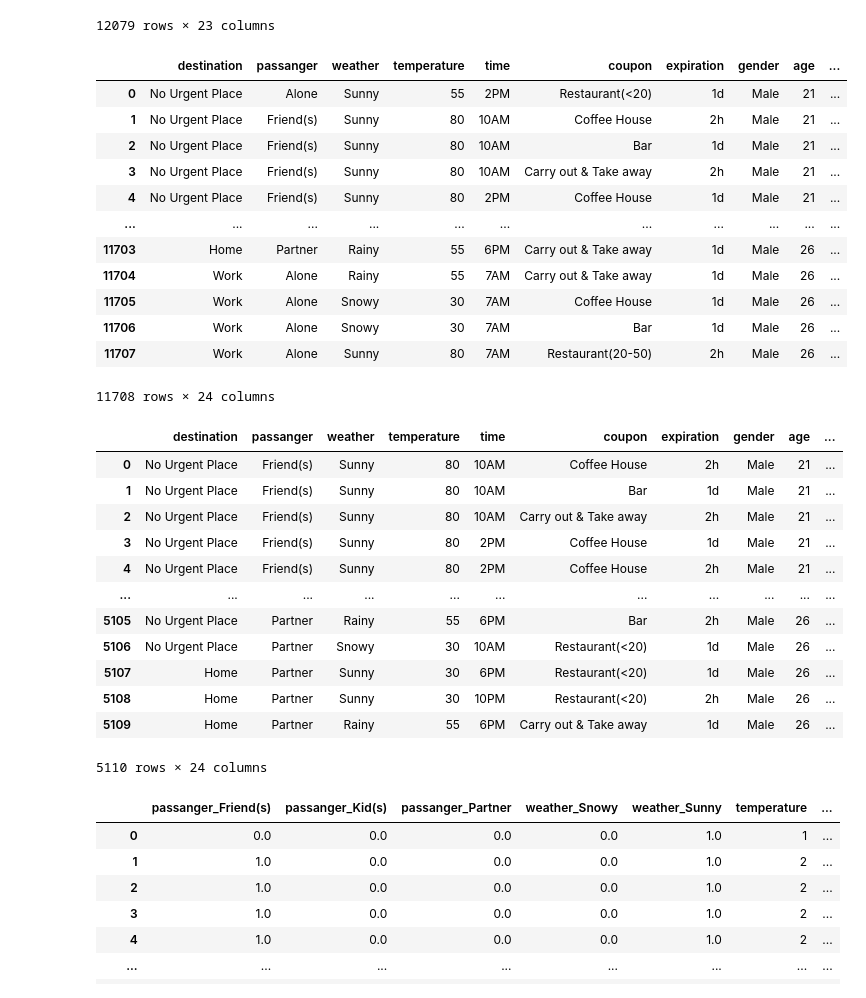
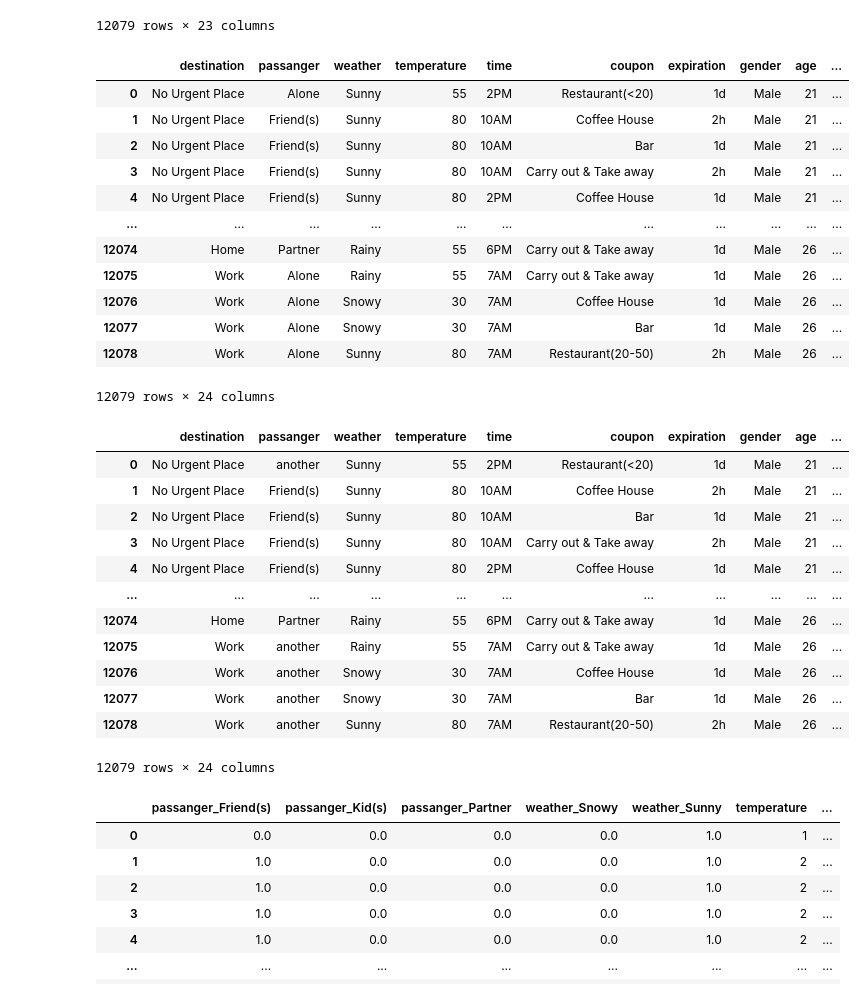
Before and after one commit to TarasKutsyk/Data-Analytics-Project, a Jupyter notebook: Data_class.ipynb, the cells around one changed output. Drawn from its saved outputs; the diff is of its cells as text; code cells hidden in the pictures.

```diff
--- a/Data_class.ipynb
+++ b/Data_class.ipynb
@@ -250,7 +292,7 @@ d2.fit()
 # %%
 # Removing rows with low frequency features in colums with frequency < epsilon
 
-d3 = Data(DropRowEpsilon = 0.01)
+d3 = Data(RepRowEspilon = 0.01)
 data = d3.fit()
 data
 # %% [output]
@@ -261,33 +303,33 @@ data
 | 3 | No Urgent Place | Friend(s) | Sunny | 80 | 10AM | Carry out & Take away | 2h | Male | 21 | ... |
 | 4 | No Urgent Place | Friend(s) | Sunny | 80 | 2PM | Coffee House | 1d | Male | 21 | ... |
 | ... | ... | ... | ... | ... | ... | ... | ... | ... | ... | ... |
-| 11703 | Home | Partner | Rainy | 55 | 6PM | Carry out & Take away | 1d | Male | 26 | ... |
-| 11704 | Work | Alone | Rainy | 55 | 7AM | Carry out & Take away | 1d | Male | 26 | ... |
-| 11705 | Work | Alone | Snowy | 30 | 7AM | Coffee House | 1d | Male | 26 | ... |
-| 11706 | Work | Alone | Snowy | 30 | 7AM | Bar | 1d | Male | 26 | ... |
-| 11707 | Work | Alone | Sunny | 80 | 7AM | Restaurant(20-50) | 2h | Male | 26 | ... |
+| 12074 | Home | Partner | Rainy | 55 | 6PM | Carry out & Take away | 1d | Male | 26 | ... |
+| 12075 | Work | Alone | Rainy | 55 | 7AM | Carry out & Take away | 1d | Male | 26 | ... |
+| 12076 | Work | Alone | Snowy | 30 | 7AM | Coffee House | 1d | Male | 26 | ... |
+| 12077 | Work | Alone | Snowy | 30 | 7AM | Bar | 1d | Male | 26 | ... |
+| 12078 | Work | Alone | Sunny | 80 | 7AM | Restaurant(20-50) | 2h | Male | 26 | ... |
-11708 rows × 24 columns
+12079 rows × 24 columns
 # %%
 # Removing rows with low frequency features in colums with given list form: [(Column, Value), ...]
 
-ToRemove = [('passanger', 'Alone')]
-d4 = Data(DropRow = ToRemove)
+ToReplace = [('passanger', 'Alone')]
+d4 = Data(RepRow = ToReplace)
 data = d4.fit()
 data
 # %% [output]
 |  | destination | passanger | weather | temperature | time | coupon | expiration | gender | age | ... |
-| 0 | No Urgent Place | Friend(s) | Sunny | 80 | 10AM | Coffee House | 2h | Male | 21 | ... |
-| 1 | No Urgent Place | Friend(s) | Sunny | 80 | 10AM | Bar | 1d | Male | 21 | ... |
-| 2 | No Urgent Place | Friend(s) | Sunny | 80 | 10AM | Carry out & Take away | 2h | Male | 21 | ... |
-| 3 | No Urgent Place | Friend(s) | Sunny | 80 | 2PM | Coffee House | 1d | Male | 21 | ... |
-| 4 | No Urgent Place | Friend(s) | Sunny | 80 | 2PM | Coffee House | 2h | Male | 21 | ... |
+| 0 | No Urgent Place | another | Sunny | 55 | 2PM | Restaurant(<20) | 1d | Male | 21 | ... |
+| 1 | No Urgent Place | Friend(s) | Sunny | 80 | 10AM | Coffee House | 2h | Male | 21 | ... |
+| 2 | No Urgent Place | Friend(s) | Sunny | 80 | 10AM | Bar | 1d | Male | 21 | ... |
+| 3 | No Urgent Place | Friend(s) | Sunny | 80 | 10AM | Carry out & Take away | 2h | Male | 21 | ... |
+| 4 | No Urgent Place | Friend(s) | Sunny | 80 | 2PM | Coffee House | 1d | Male | 21 | ... |
 | ... | ... | ... | ... | ... | ... | ... | ... | ... | ... | ... |
-| 5105 | No Urgent Place | Partner | Rainy | 55 | 6PM | Bar | 2h | Male | 26 | ... |
-| 5106 | No Urgent Place | Partner | Snowy | 30 | 10AM | Restaurant(<20) | 1d | Male | 26 | ... |
-| 5107 | Home | Partner | Sunny | 30 | 6PM | Restaurant(<20) | 1d | Male | 26 | ... |
-| 5108 | Home | Partner | Sunny | 30 | 10PM | Restaurant(<20) | 2h | Male | 26 | ... |
-| 5109 | Home | Partner | Rainy | 55 | 6PM | Carry out & Take away | 1d | Male | 26 | ... |
+| 12074 | Home | Partner | Rainy | 55 | 6PM | Carry out & Take away | 1d | Male | 26 | ... |
+| 12075 | Work | another | Rainy | 55 | 7AM | Carry out & Take away | 1d | Male | 26 | ... |
+| 12076 | Work | another | Snowy | 30 | 7AM | Coffee House | 1d | Male | 26 | ... |
+| 12077 | Work | another | Snowy | 30 | 7AM | Bar | 1d | Male | 26 | ... |
+| 12078 | Work | another | Sunny | 80 | 7AM | Restaurant(20-50) | 2h | Male | 26 | ... |
-5110 rows × 24 columns
+12079 rows × 24 columns
 # %%
 # Removing and changing the encoding way
 
```
Also changed, not shown: parts of 32 cells of this notebook.
